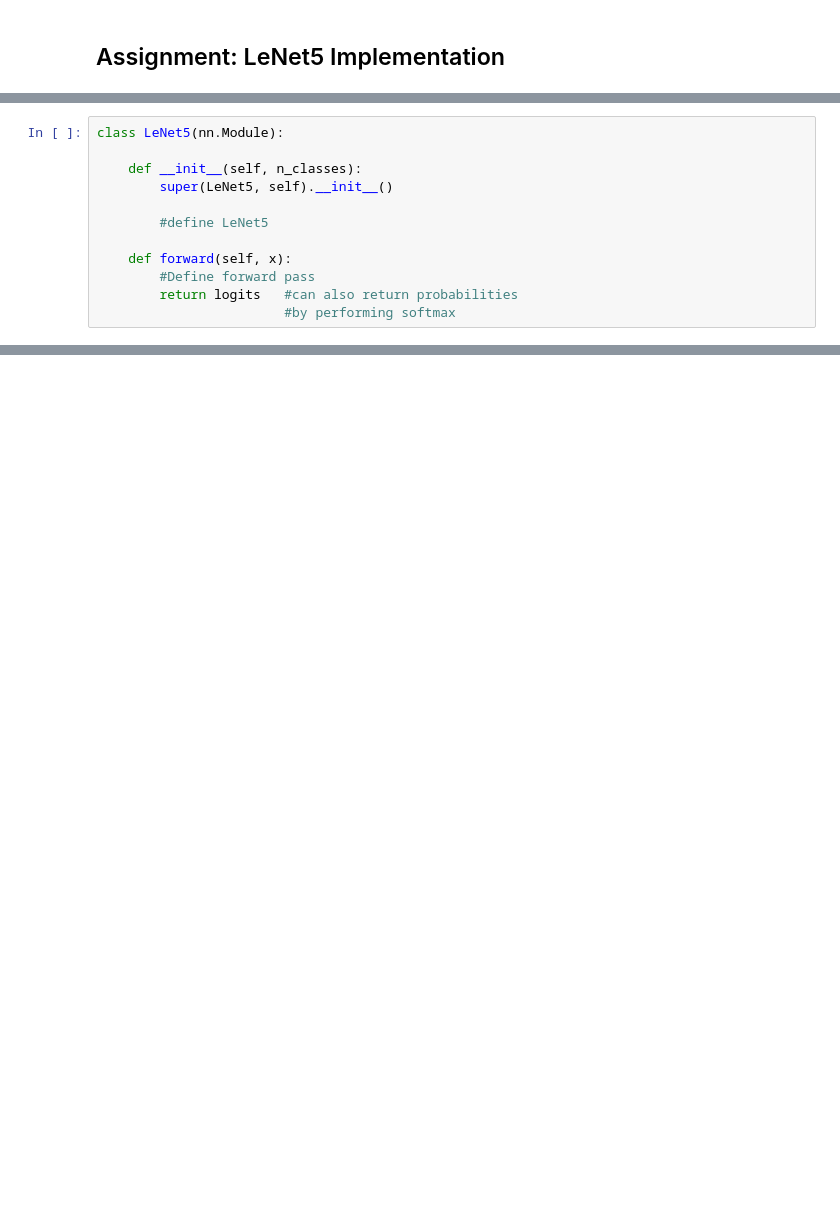
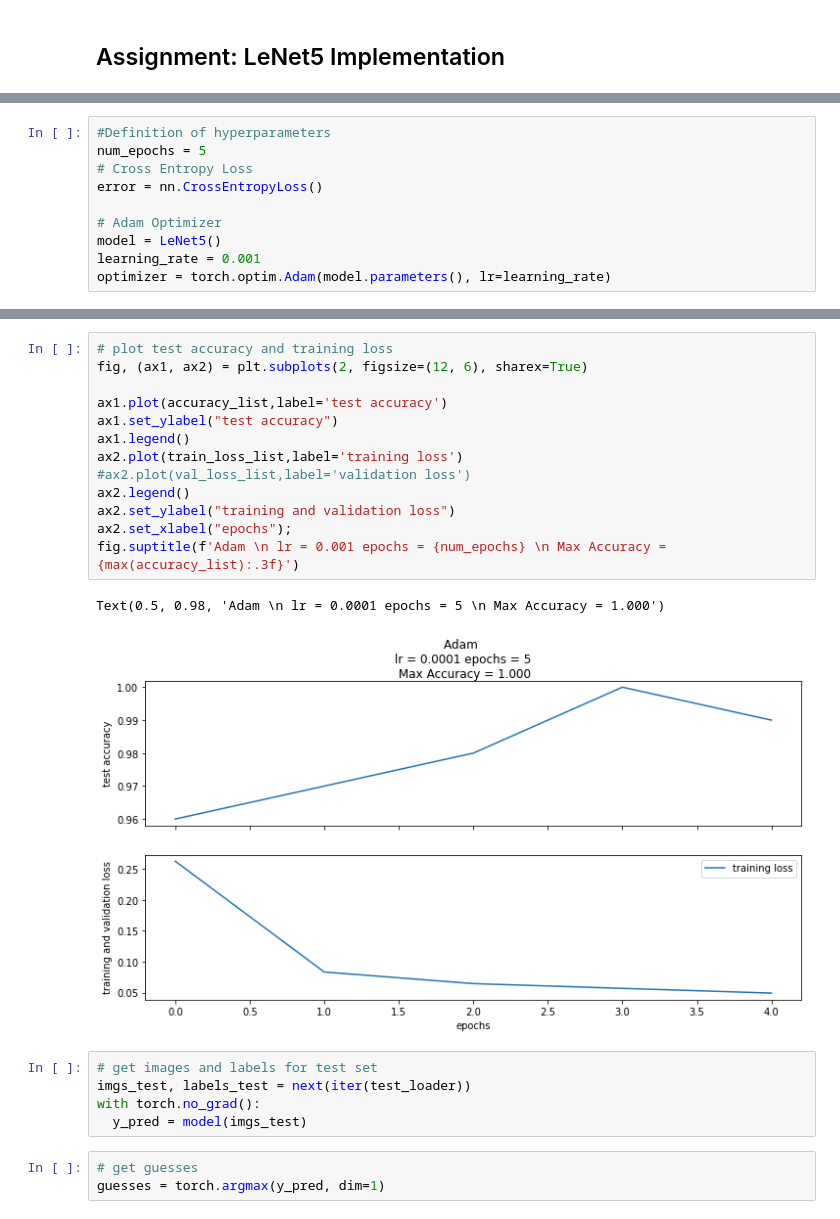
Before and after one commit to egagli/amath563, a Jupyter notebook: labs/4/lab4.ipynb, the cells around one changed output, grey strips where cells are left out. Cells and saved outputs as stored; diff of their text form; blank space fills up the shorter version.

```diff
--- a/labs/4/lab4.ipynb
+++ b/labs/4/lab4.ipynb
@@ -182,15 +34,3 @@ test_loader = torch.utils.data.DataLoader(
                                  (0.5,), (0.5,))
                              ])),
   batch_size=batch_size_test, shuffle=True)
-# %%
-class LeNet5(nn.Module):
-
-    def __init__(self, n_classes):
-        super(LeNet5, self).__init__()
-
-        #define LeNet5
-
-    def forward(self, x):
-        #Define forward pass
-        return logits   #can also return probabilities
-                        #by performing softmax
@@ -196,0 +91,10 @@ class LeNet5(nn.Module):
+# %%
+#Definition of hyperparameters
+num_epochs = 5
+# Cross Entropy Loss
+error = nn.CrossEntropyLoss()
+
+# Adam Optimizer
+model = LeNet5()
+learning_rate = 0.001
+optimizer = torch.optim.Adam(model.parameters(), lr=learning_rate)
@@ -196,0 +135,24 @@ class LeNet5(nn.Module):
+# %%
+# plot test accuracy and training loss
+fig, (ax1, ax2) = plt.subplots(2, figsize=(12, 6), sharex=True)
+
+ax1.plot(accuracy_list,label='test accuracy')
+ax1.set_ylabel("test accuracy")
+ax1.legend()
+ax2.plot(train_loss_list,label='training loss')
+#ax2.plot(val_loss_list,label='validation loss')
+ax2.legend()
+ax2.set_ylabel("training and validation loss")
+ax2.set_xlabel("epochs");
+fig.suptitle(f'Adam \n lr = 0.001 epochs = {num_epochs} \n Max Accuracy = {max(accuracy_list):.3f}')
+# %% [output]
+Text(0.5, 0.98, 'Adam \n lr = 0.0001 epochs = 5 \n Max Accuracy = 1.000')
+[figure, added]
+# %%
+# get images and labels for test set
+imgs_test, labels_test = next(iter(test_loader))
+with torch.no_grad():
+  y_pred = model(imgs_test)
+# %%
+# get guesses
+guesses = torch.argmax(y_pred, dim=1)
```
Also changed, not shown: parts of 12 cells of this notebook.
